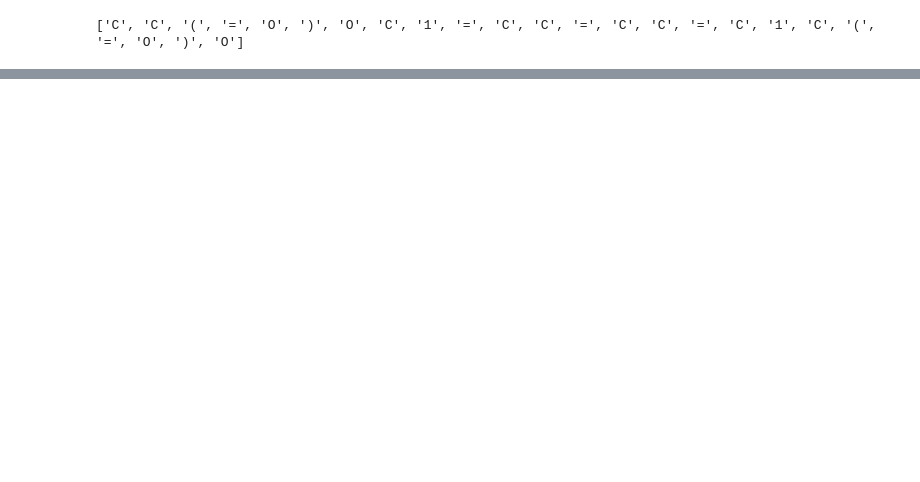
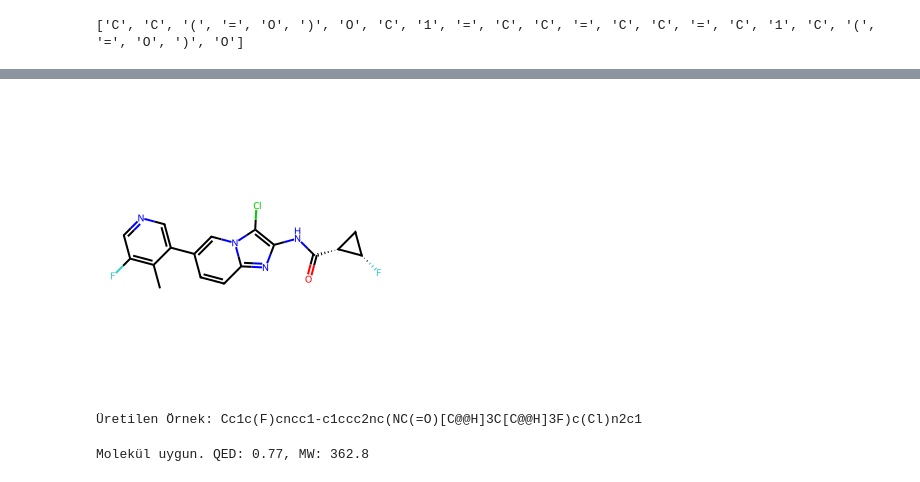
Before and after one commit to kaesit/oncomind, a Jupyter notebook: oncomind-ml/notebooks/DataScience_for_Leukemia.ipynb, the cells around one changed output, grey strips where cells are left out. Saved outputs shown, nothing was run; the diff lists cells and outputs as text; code cells hidden in the pictures; blank space fills up the shorter version.

Commit message:
DataScience_for_Leukemia.ipynb is edited and i added training code and also we have a pre-trained model for generating SMILES notations

```diff
--- a/oncomind-ml/notebooks/DataScience_for_Leukemia.ipynb
+++ b/oncomind-ml/notebooks/DataScience_for_Leukemia.ipynb
@@ -190,0 +364,73 @@ print(tokenize_smiles('CC(=O)OC1=CC=CC=C1C(=O)O'))
+# %%
+from  rdkit  import  Chem
+from  rdkit.Chem  import  Draw
+
+mol  =  Chem.MolFromSmiles("Cc1c(F)cncc1-c1ccc2nc(NC(=O)[C@@H]3C[C@@H]3F)c(Cl)n2c1")
+Draw.MolToImage(mol)
+# %% [output]
+[figure, added]
+# %%
+def generate_molecule(model, start_str="C", max_length=100, temperature=1.0):
+    model.eval() # Değerlendirme modu
+
+    # Başlangıç karakterini vektöre çevir
+    input_seq = [stoi['<SOS>']] + [stoi[c] for c in start_str]
+    input_tensor = torch.tensor(input_seq, dtype=torch.long).unsqueeze(0).to(device)
+
+    generated_str = start_str
+    hidden = None
+
+    with torch.no_grad():
+        for _ in range(max_length):
+            output, hidden = model(input_tensor, hidden)
+
+            # Son karakterin tahminini al
+            last_token_logits = output[0, -1, :] / temperature
+            probs = torch.nn.functional.softmax(last_token_logits, dim=0)
+
+            # Olasılıklara göre bir sonraki karakteri seç
+            next_token_idx = torch.multinomial(probs, 1).item()
+
+            if next_token_idx == stoi['<EOS>']:
+                break
+
+            next_char = itos[next_token_idx]
+            generated_str += next_char
+
+            # Yeni girdiyi güncelle
+            input_tensor = torch.tensor([[next_token_idx]], dtype=torch.long).to(device)
+
+    return generated_str
+
+generated_molecule = generate_molecule(model, start_str="C", temperature=0.8)
+print("Üretilen Örnek:", generated_molecule)
+# %% [output]
+Üretilen Örnek: Cc1c(F)cncc1-c1ccc2nc(NC(=O)[C@@H]3C[C@@H]3F)c(Cl)n2c1
+# %%
+# Modelin ürettiği çıktıyı analiz etme ve eleme kısmı (Organ yetmezliği kısıtı)
+from rdkit import Chem
+from rdkit.Chem import Descriptors, QED
+
+def check_drug_quality(smiles):
+    mol = Chem.MolFromSmiles(smiles)
+    if mol is None: return False
+
+    # 1. QED (Quantitative Estimation of Drug-likeness)
+    # Bu skor ilacın genel olarak vücutta emilip emilemeyeceğini tahmin eder.
+    qed_score = QED.qed(mol)
+
+    # 2. Moleküler Ağırlık (Çok ağırsa böbreklerden atılamaz)
+    mw = Descriptors.MolWt(mol)
+
+    # Filtre: İlaç benzeri olsun VE çok ağır olmasın (Basit bir toksisite önlemi)
+    if qed_score > 0.5 and mw < 500:
+        return True, f"Molekül uygun. QED: {qed_score:.2f}, MW: {mw:.1f}"
+    else:
+        return False, "Uygunsuz."
+
+# Örnek Kullanım
+generated_molecule = "Cc1c(F)cncc1-c1ccc2nc(NC(=O)[C@@H]3C[C@@H]3F)c(Cl)n2c1" # (Imatinib benzeri bir yapı)
+is_good, reason = check_drug_quality(generated_molecule)
+print(reason)
+# %% [output]
+Molekül uygun. QED: 0.77, MW: 362.8
```
Also changed, not shown: parts of 7 cells of this notebook.
